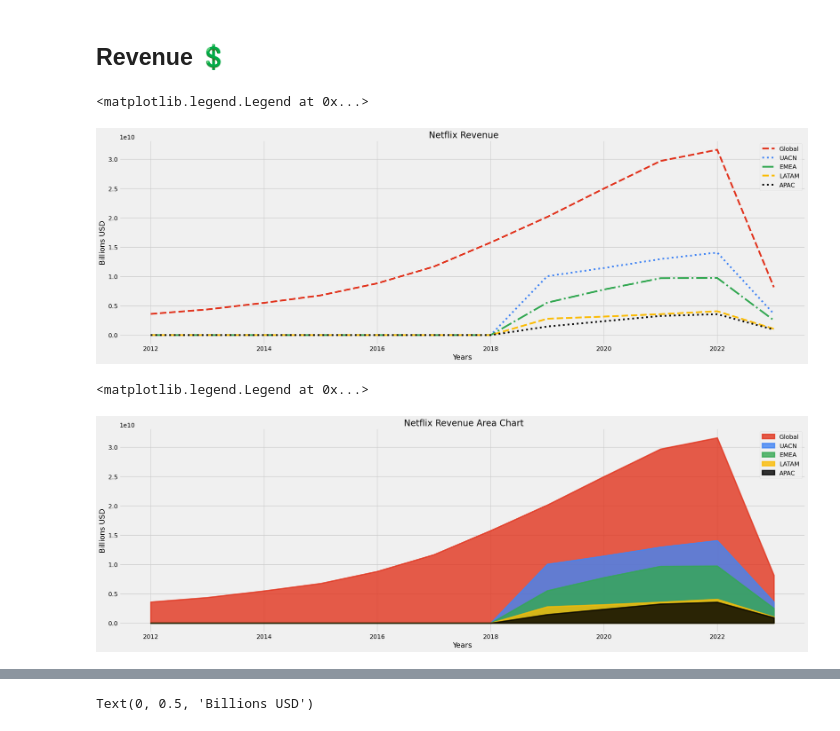
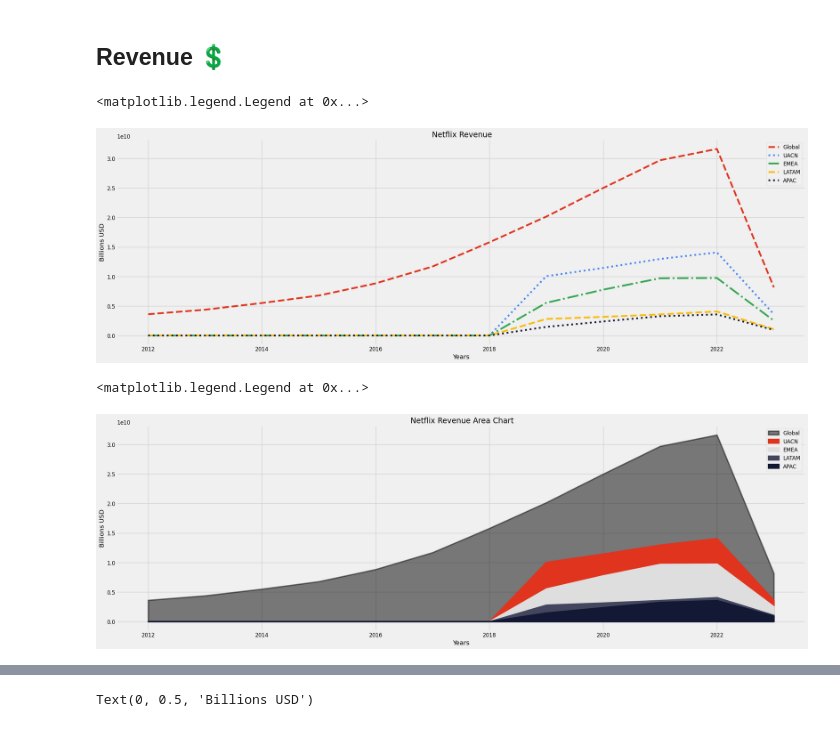
Before and after one commit to danielrodriguez007/Data_Analysis, a Jupyter notebook: Netflix_OTT.ipynb, the cells around one changed output, grey strips where cells are left out. Saved outputs shown, nothing was run; the diff lists cells and outputs as text; code cells hidden in the pictures.

```diff
--- a/Netflix_OTT.ipynb
+++ b/Netflix_OTT.ipynb
@@ -172,7 +172,12 @@ plt.plot(a.index,a.values,label="Global",linestyle='dashed', color="#E1341E")
 plt.plot(b.index,b.values,label="UACN",linestyle='dotted',color="#4285F4")
 plt.plot(c.index,c.values,label="EMEA",linestyle='dashdot',color="#34A853")
 plt.plot(d.index,d.values,label="LATAM",linestyle='dashed',color="#FBBC05")
-plt.plot(e.index,e.values,label="APAC",linestyle='dotted',color="#000000")
+plt.plot(e.index,e.values,label="APAC",linestyle='dotted',color="#131834")
+
+
+
+
+
 
 
 plt.title(" Netflix Revenue")
@@ -181,30 +186,30 @@ plt.xlabel("Years")
 plt.legend()
 # %% [output]
 <matplotlib.legend.Legend at 0x...>
-[figure, old version]
+[figure, new version]
 # %%
 a = data.groupby(['Year'])['Global Revenue'].sum()
 b = data.groupby(['Year'])['UACN Revenue'].sum()
 c = data.groupby(['Year'])['EMEA Revenue'].sum()
 d = data.groupby(['Year'])['LATM Revenue'].sum()
 e = data.groupby(['Year'])['APAC Revenue'].sum()
 
 plt.figure(figsize=(25,8))
 
-plt.fill_between(a.index,a.values,label="Global", color="#E1341E",alpha=.8,lw=3)
-plt.fill_between(b.index,b.values,label="UACN",color="#4285F4",alpha=.8,lw=3)
-plt.fill_between(c.index,c.values,label="EMEA",color="#34A853",alpha=.8,lw=3)
-plt.fill_between(d.index,d.values,label="LATAM",color="#FBBC05",alpha=.8,lw=3)
-plt.fill_between(e.index,e.values,label="APAC",color="#000000",alpha=.8,lw=3)
+plt.fill_between(a.index,a.values,label="Global",color="#000000",alpha=.5,lw=3)
+plt.fill_between(b.index,b.values,label="UACN",color="#E1341E",lw=3)
+plt.fill_between(c.index,c.values,label="EMEA",color="#DEDEDE",lw=3)
+plt.fill_between(d.index,d.values,label="LATAM",color="#43465E",lw=3)
+plt.fill_between(e.index,e.values,label="APAC",color="#131834",lw=3)
 
 
 plt.title(" Netflix Revenue Area Chart")
 plt.ylabel("Billions USD")
 plt.xlabel("Years")
 plt.legend()
 # %% [output]
 <matplotlib.legend.Legend at 0x...>
-[figure, old version]
+[figure, new version]
 # %%
 dfb = data[['UACN Revenue','EMEA Revenue','LATM Revenue','APAC Revenue']]
 dfb = dfb.dropna()
```
Also changed, not shown: parts of 13 cells of this notebook.
